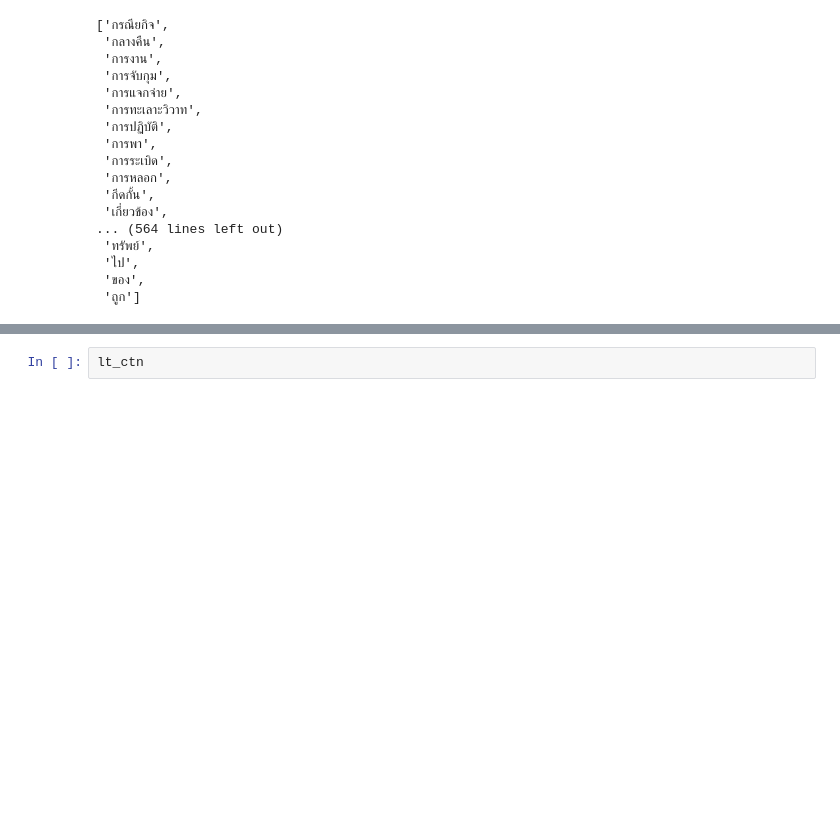
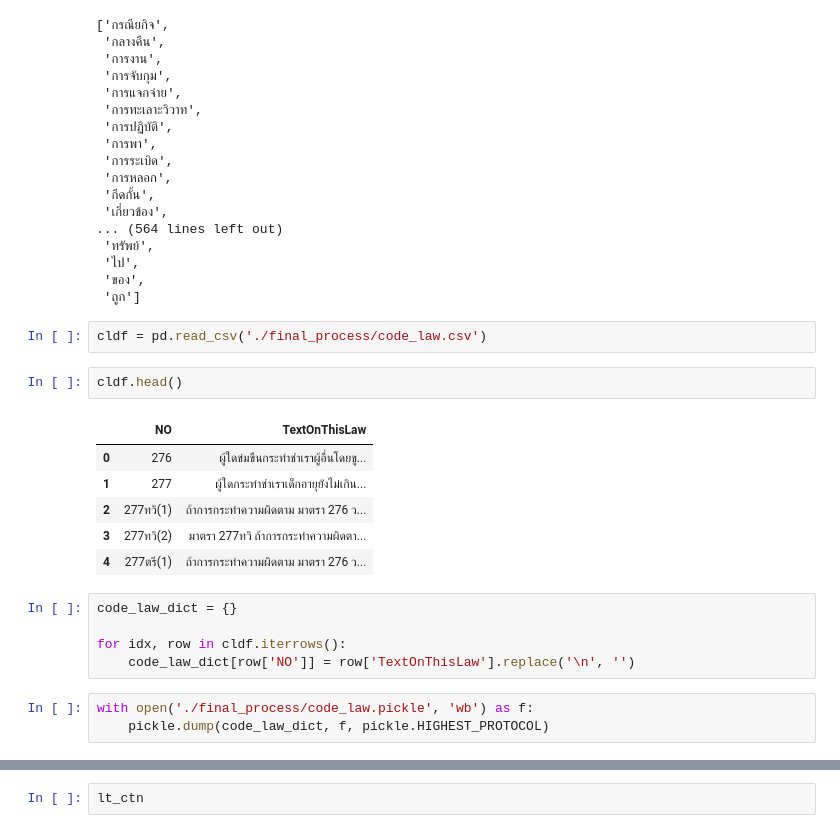
Before and after one commit to eveem/senior_project, a Jupyter notebook: words_freq_analysis.ipynb, the cells around one changed output, grey strips where cells are left out. Saved outputs shown, nothing was run; the diff lists cells and outputs as text; blank space fills up the shorter version.

```diff
--- a/words_freq_analysis.ipynb
+++ b/words_freq_analysis.ipynb
@@ -298,4 +298,23 @@ use_this_dict_to_cut_and_build_matix
  'ไป',
  'ของ',
  'ถูก']
+# %%
+cldf = pd.read_csv('./final_process/code_law.csv')
+# %%
+cldf.head()
+# %% [output]
+|  | NO | TextOnThisLaw |
+| 0 | 276 | ผู้ใดข่มขืนกระทำชำเราผู้อื่นโดยขู... |
+| 1 | 277 | ผู้ใดกระทำชำเราเด็กอายุยังไม่เกิน... |
+| 2 | 277ทวิ(1) | ถ้าการกระทำความผิดตาม มาตรา 276 ว... |
+| 3 | 277ทวิ(2) | มาตรา 277ทวิ ถ้าการกระทำความผิดตา... |
+| 4 | 277ตรี(1) | ถ้าการกระทำความผิดตาม มาตรา 276 ว... |
+# %%
+code_law_dict = {}
+
+for idx, row in cldf.iterrows():
+    code_law_dict[row['NO']] = row['TextOnThisLaw'].replace('\n', '')
+# %%
+with open('./final_process/code_law.pickle', 'wb') as f:
+    pickle.dump(code_law_dict, f, pickle.HIGHEST_PROTOCOL)
 # %%
```
Also changed, not shown: parts of 7 cells of this notebook, 13 other files.
